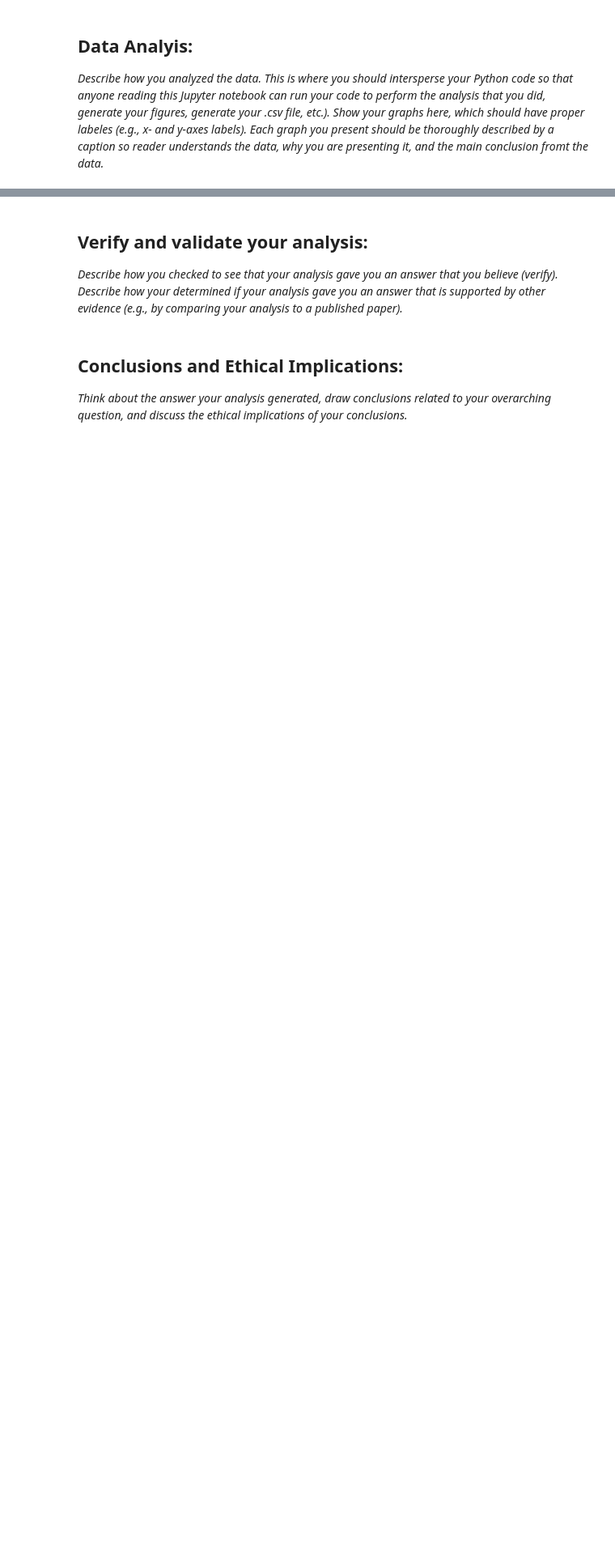
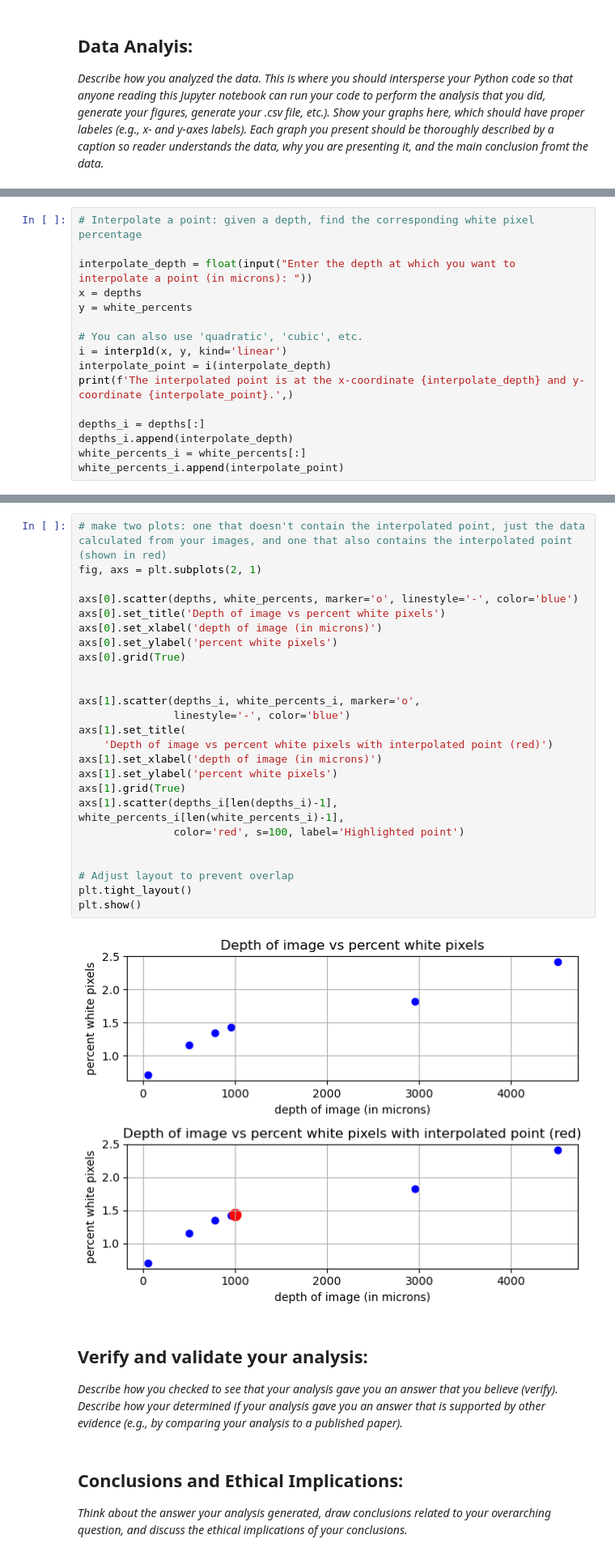
Before and after one commit to laurenmcelfresh/Module-3-Fibrosis, a Jupyter notebook: Module 3 Template.ipynb, the cells around one changed output, grey strips where cells are left out. Shown at 81% size. Saved outputs shown, nothing was run; the diff lists cells and outputs as text; blank space fills up the shorter version.

Commit message:
Data analysis

```diff
--- a/Module 3 Template.ipynb
+++ b/Module 3 Template.ipynb
@@ -39,0 +171,16 @@ Also, since we covered this in Lecture 1 of this Module in detail, describe how
+# %%
+# Interpolate a point: given a depth, find the corresponding white pixel percentage
+
+interpolate_depth = float(input("Enter the depth at which you want to interpolate a point (in microns): "))
+x = depths
+y = white_percents
+
+# You can also use 'quadratic', 'cubic', etc.
+i = interp1d(x, y, kind='linear')
+interpolate_point = i(interpolate_depth)
+print(f'The interpolated point is at the x-coordinate {interpolate_depth} and y-coordinate {interpolate_point}.',)
+
+depths_i = depths[:]
+depths_i.append(interpolate_depth)
+white_percents_i = white_percents[:]
+white_percents_i.append(interpolate_point)
@@ -40,3 +191,30 @@ Also, since we covered this in Lecture 1 of this Module in detail, describe how
+# %%
+# make two plots: one that doesn't contain the interpolated point, just the data calculated from your images, and one that also contains the interpolated point (shown in red)
+fig, axs = plt.subplots(2, 1)
+
+axs[0].scatter(depths, white_percents, marker='o', linestyle='-', color='blue')
+axs[0].set_title('Depth of image vs percent white pixels')
+axs[0].set_xlabel('depth of image (in microns)')
+axs[0].set_ylabel('percent white pixels')
+axs[0].grid(True)
+
+
+axs[1].scatter(depths_i, white_percents_i, marker='o',
+               linestyle='-', color='blue')
+axs[1].set_title(
+    'Depth of image vs percent white pixels with interpolated point (red)')
+axs[1].set_xlabel('depth of image (in microns)')
+axs[1].set_ylabel('percent white pixels')
+axs[1].grid(True)
+axs[1].scatter(depths_i[len(depths_i)-1], white_percents_i[len(white_percents_i)-1],
+               color='red', s=100, label='Highlighted point')
+
+
+# Adjust layout to prevent overlap
+plt.tight_layout()
+plt.show()
+# %% [output]
+[figure, added]
 # %% [markdown]
 ## Verify and validate your analysis:
 *Describe how you checked to see that your analysis gave you an answer that you believe (verify). Describe how your determined if your analysis gave you an answer that is supported by other evidence (e.g., by comparing your analysis to a published paper).*
```
Also changed, not shown: parts of 11 cells of this notebook, 1 other file.
